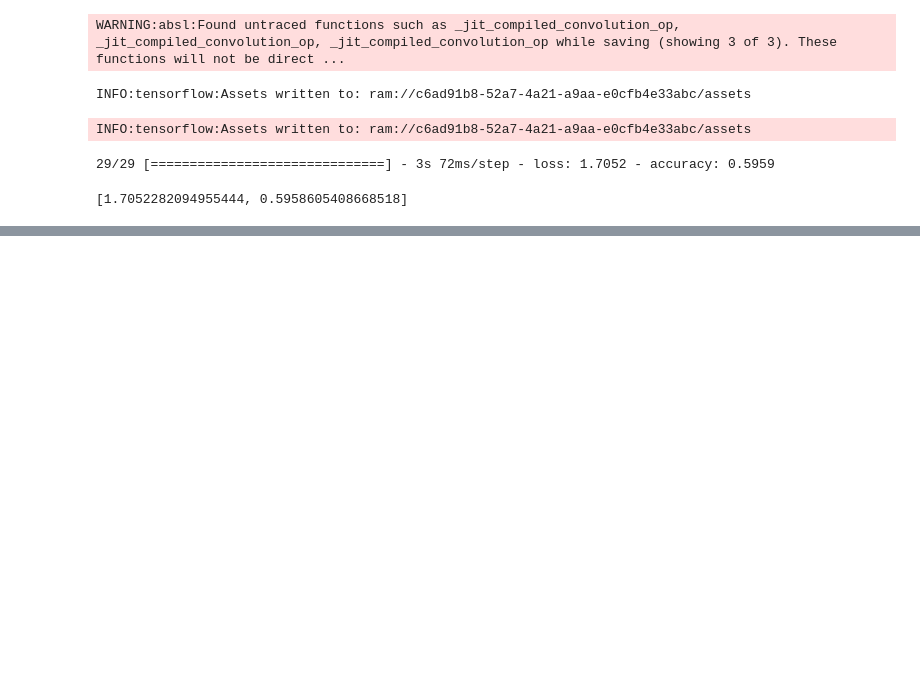
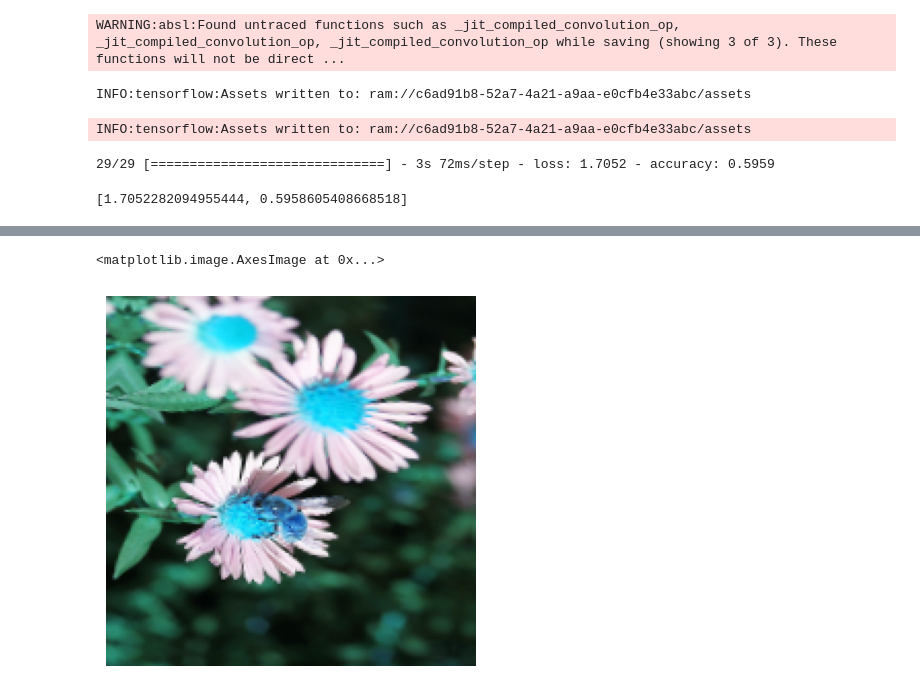
Before and after one commit to karthikeyakannaiah/NeuralNetworks-and-ImageProcessing, a Jupyter notebook: IP/data augmentation/flower-dataset.ipynb, the cells around one changed output, grey strips where cells are left out. Drawn from its saved outputs; the diff is of its cells as text; code cells hidden in the pictures; blank space fills up the shorter version.

```diff
--- a/IP/data augmentation/flower-dataset.ipynb
+++ b/IP/data augmentation/flower-dataset.ipynb
@@ -237,0 +270,6 @@ weighted avg       0.59      0.52      0.49       918
+# %%
+plt.axis('off')
+plt.imshow(img.numpy().astype("uint8"))
+# %% [output]
+<matplotlib.image.AxesImage at 0x...>
+[figure, added]
```
Also changed, not shown: parts of 11 cells of this notebook.
